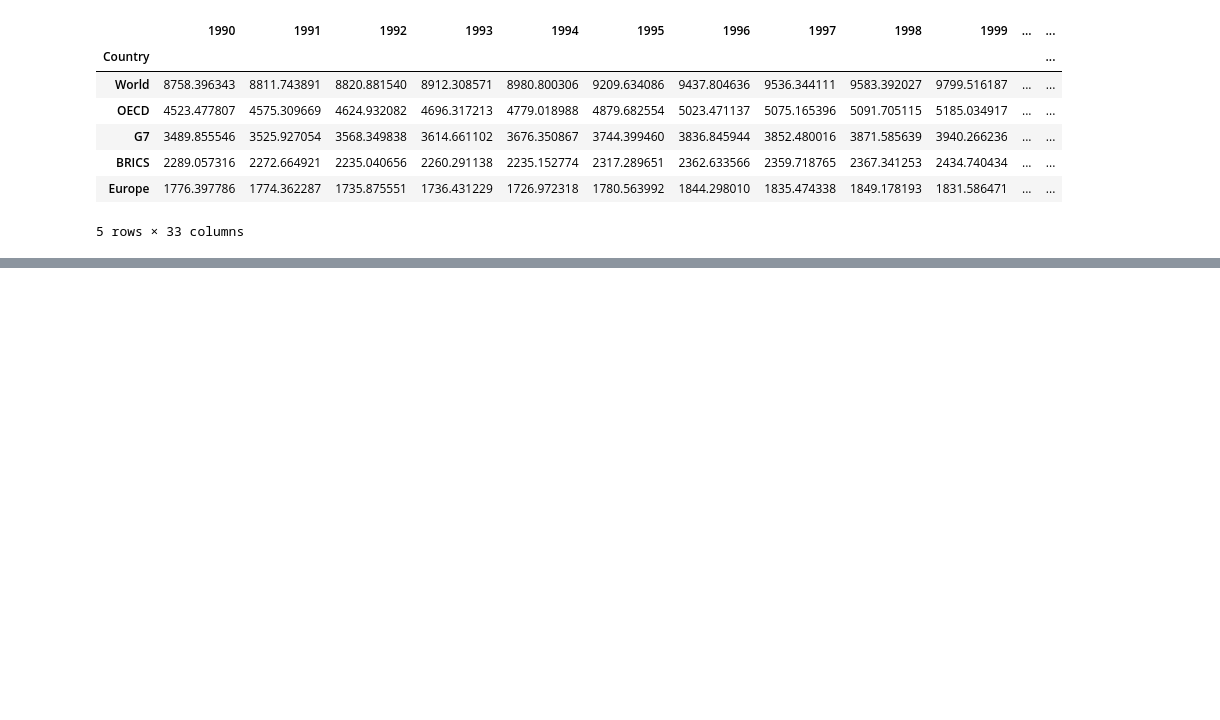
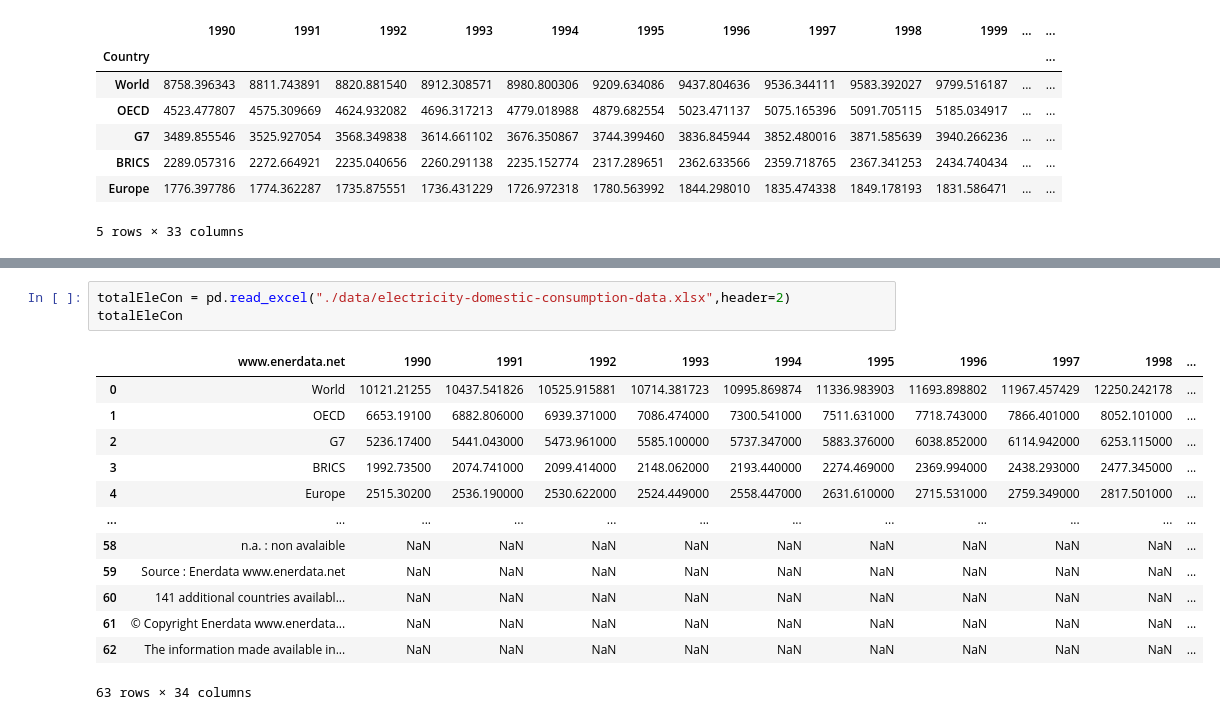
Before and after one commit to pianory/ComputerScienceProject, a Jupyter notebook: main.ipynb, the cells around one changed output, grey strips where cells are left out. Drawn from its saved outputs; the diff is of its cells as text; blank space fills up the shorter version.

```diff
--- a/main.ipynb
+++ b/main.ipynb
@@ -299,0 +397,17 @@ totalEneCon.head()
+# %%
+totalEleCon = pd.read_excel("./data/electricity-domestic-consumption-data.xlsx",header=2)
+totalEleCon
+# %% [output]
+|  | www.enerdata.net | 1990 | 1991 | 1992 | 1993 | 1994 | 1995 | 1996 | 1997 | 1998 | ... |
+| 0 | World | 10121.21255 | 10437.541826 | 10525.915881 | 10714.381723 | 10995.869874 | 11336.983903 | 11693.898802 | 11967.457429 | 12250.242178 | ... |
+| 1 | OECD | 6653.19100 | 6882.806000 | 6939.371000 | 7086.474000 | 7300.541000 | 7511.631000 | 7718.743000 | 7866.401000 | 8052.101000 | ... |
+| 2 | G7 | 5236.17400 | 5441.043000 | 5473.961000 | 5585.100000 | 5737.347000 | 5883.376000 | 6038.852000 | 6114.942000 | 6253.115000 | ... |
+| 3 | BRICS | 1992.73500 | 2074.741000 | 2099.414000 | 2148.062000 | 2193.440000 | 2274.469000 | 2369.994000 | 2438.293000 | 2477.345000 | ... |
+| 4 | Europe | 2515.30200 | 2536.190000 | 2530.622000 | 2524.449000 | 2558.447000 | 2631.610000 | 2715.531000 | 2759.349000 | 2817.501000 | ... |
+| ... | ... | ... | ... | ... | ... | ... | ... | ... | ... | ... | ... |
+| 58 | n.a. : non avalaible | NaN | NaN | NaN | NaN | NaN | NaN | NaN | NaN | NaN | ... |
+| 59 | Source : Enerdata www.enerdata.net | NaN | NaN | NaN | NaN | NaN | NaN | NaN | NaN | NaN | ... |
+| 60 | 141 additional countries availabl... | NaN | NaN | NaN | NaN | NaN | NaN | NaN | NaN | NaN | ... |
+| 61 | © Copyright Enerdata www.enerdata... | NaN | NaN | NaN | NaN | NaN | NaN | NaN | NaN | NaN | ... |
+| 62 | The information made available in... | NaN | NaN | NaN | NaN | NaN | NaN | NaN | NaN | NaN | ... |
+63 rows × 34 columns
```
Also changed, not shown: parts of 24 cells of this notebook.
